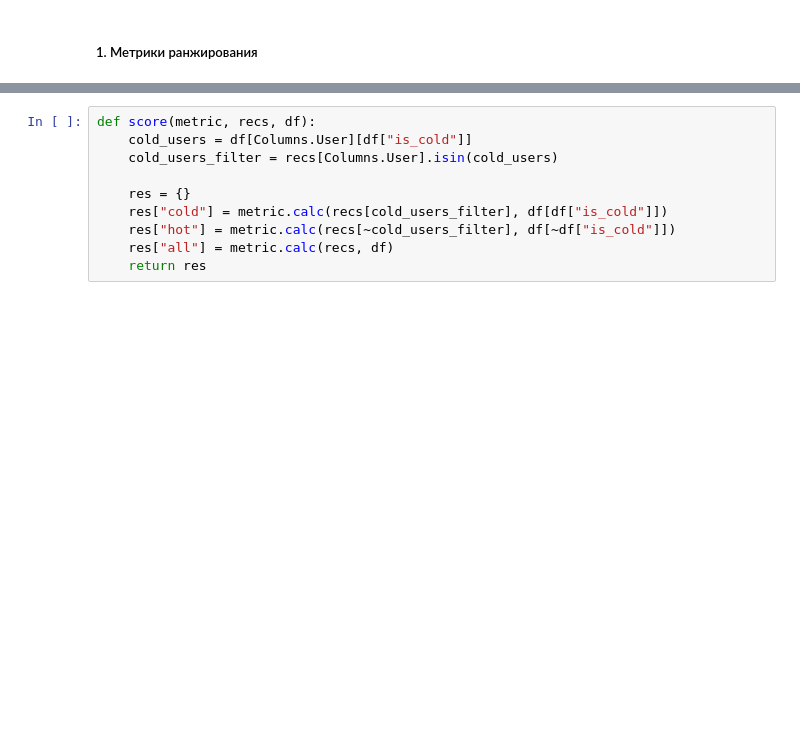
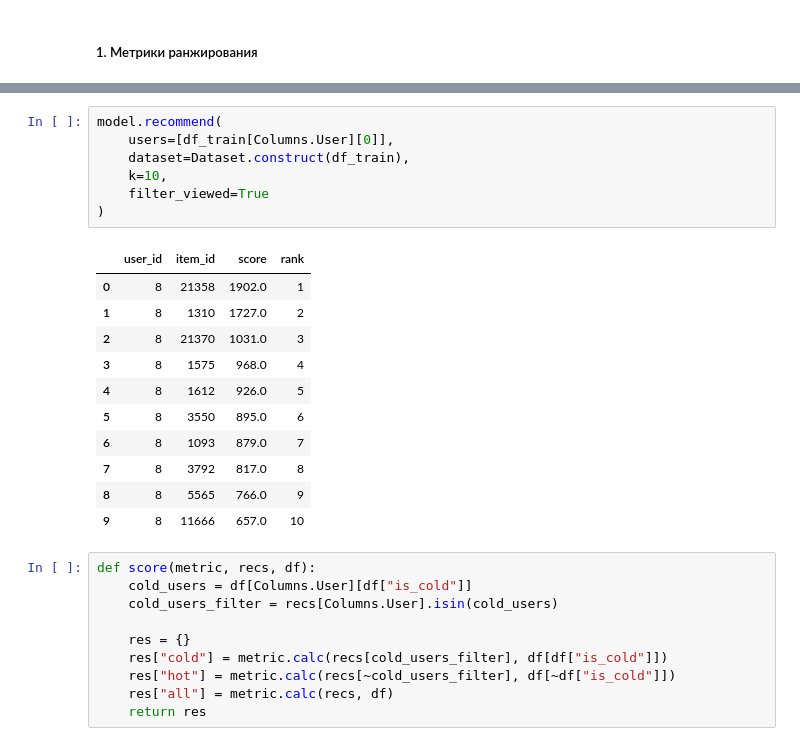
Before and after one commit to Xlvtt/B2BRecommender, a Jupyter notebook: notebooks/baselines.ipynb, the cells around one changed output, grey strips where cells are left out. Drawn from its saved outputs; the diff is of its cells as text; blank space fills up the shorter version.

```diff
--- a/notebooks/baselines.ipynb
+++ b/notebooks/baselines.ipynb
@@ -265,3 +236,22 @@ recs
+# %%
+model.recommend(
+    users=[df_train[Columns.User][0]],
+    dataset=Dataset.construct(df_train),
+    k=10,
+    filter_viewed=True
+)
+# %% [output]
+|  | user_id | item_id | score | rank |
+| 0 | 8 | 21358 | 1902.0 | 1 |
+| 1 | 8 | 1310 | 1727.0 | 2 |
+| 2 | 8 | 21370 | 1031.0 | 3 |
+| 3 | 8 | 1575 | 968.0 | 4 |
+| 4 | 8 | 1612 | 926.0 | 5 |
+| 5 | 8 | 3550 | 895.0 | 6 |
+| 6 | 8 | 1093 | 879.0 | 7 |
+| 7 | 8 | 3792 | 817.0 | 8 |
+| 8 | 8 | 5565 | 766.0 | 9 |
+| 9 | 8 | 11666 | 657.0 | 10 |
 # %%
 def score(metric, recs, df):
     cold_users = df[Columns.User][df["is_cold"]]
```
Also changed, not shown: parts of 29 cells of this notebook, 8 other files.
